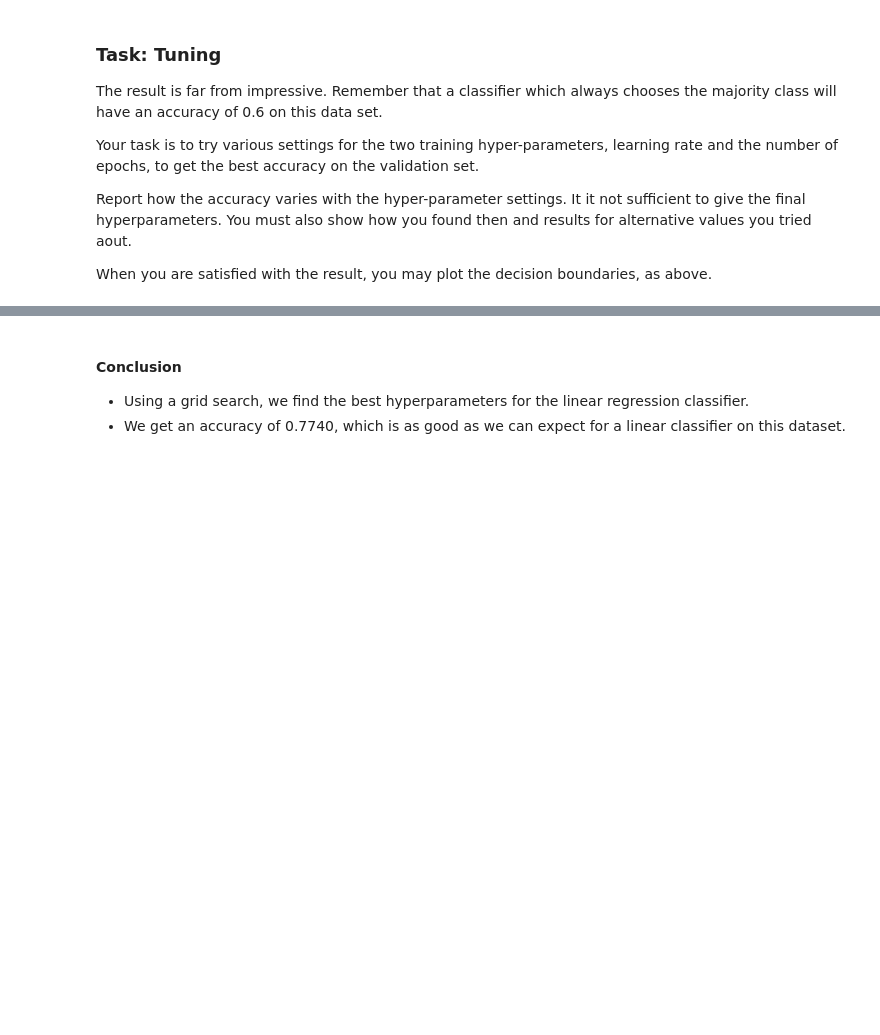
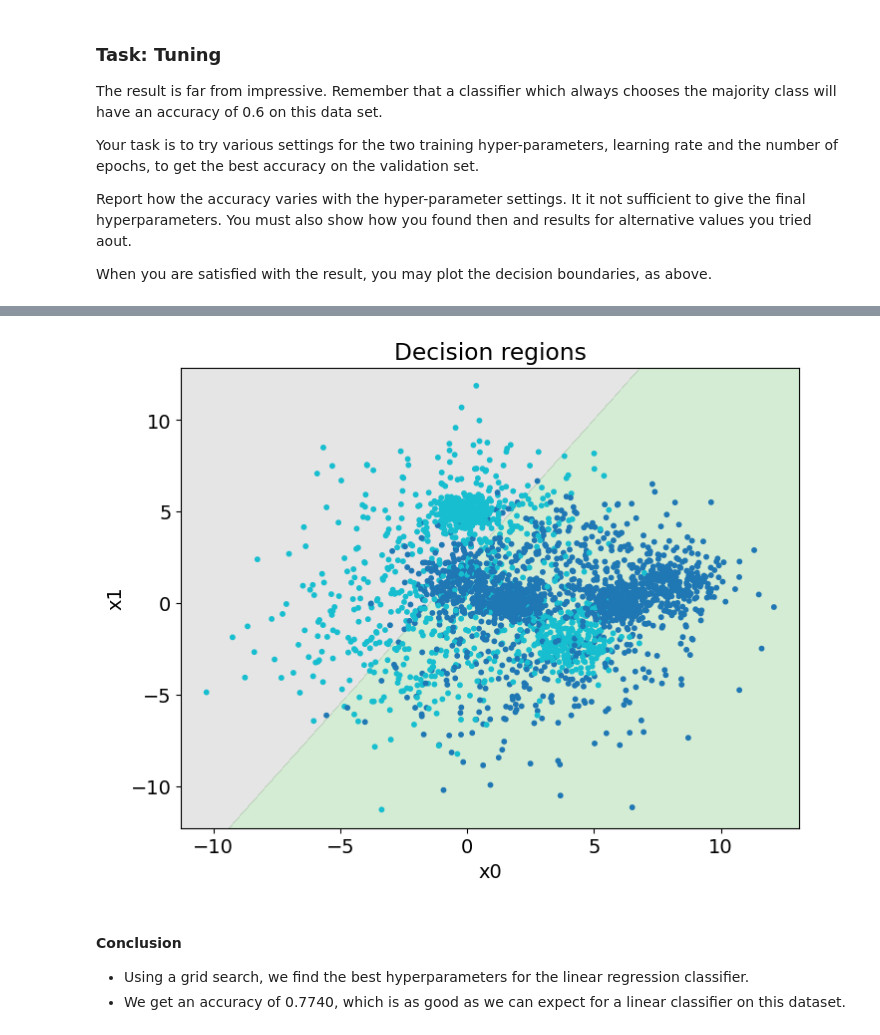
Before and after one commit to Oskar-Idland/IN4050-Introduction-to-Artificial-Intelligence-and-Machinelearing, a Jupyter notebook: Oblig2/in3050_in4050_2025_assignment_2.ipynb, the cells around one changed output, grey strips where cells are left out. Saved outputs shown, nothing was run; the diff lists cells and outputs as text; code cells hidden in the pictures; blank space fills up the shorter version.

```diff
--- a/Oblig2/in3050_in4050_2025_assignment_2.ipynb
+++ b/Oblig2/in3050_in4050_2025_assignment_2.ipynb
@@ -490,3 +581,7 @@ Best validation accuracy: 0.7740
+# %%
+tuner_linreg.plot_regions()
+# %% [output]
+[figure, added]
 # %% [markdown]
 #### Conclusion
 - Using a grid search, we find the best hyperparameters for the linear regression classifier.
```
Also changed, not shown: parts of 34 cells of this notebook.
